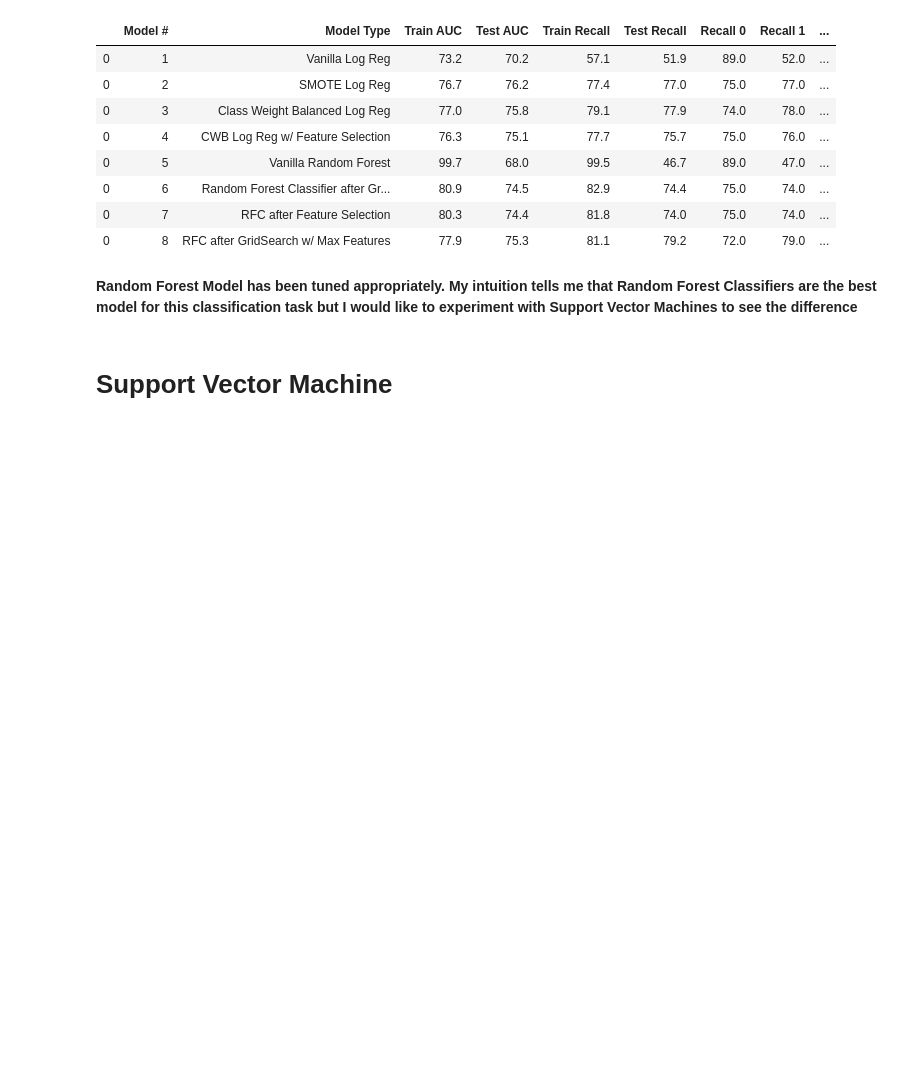
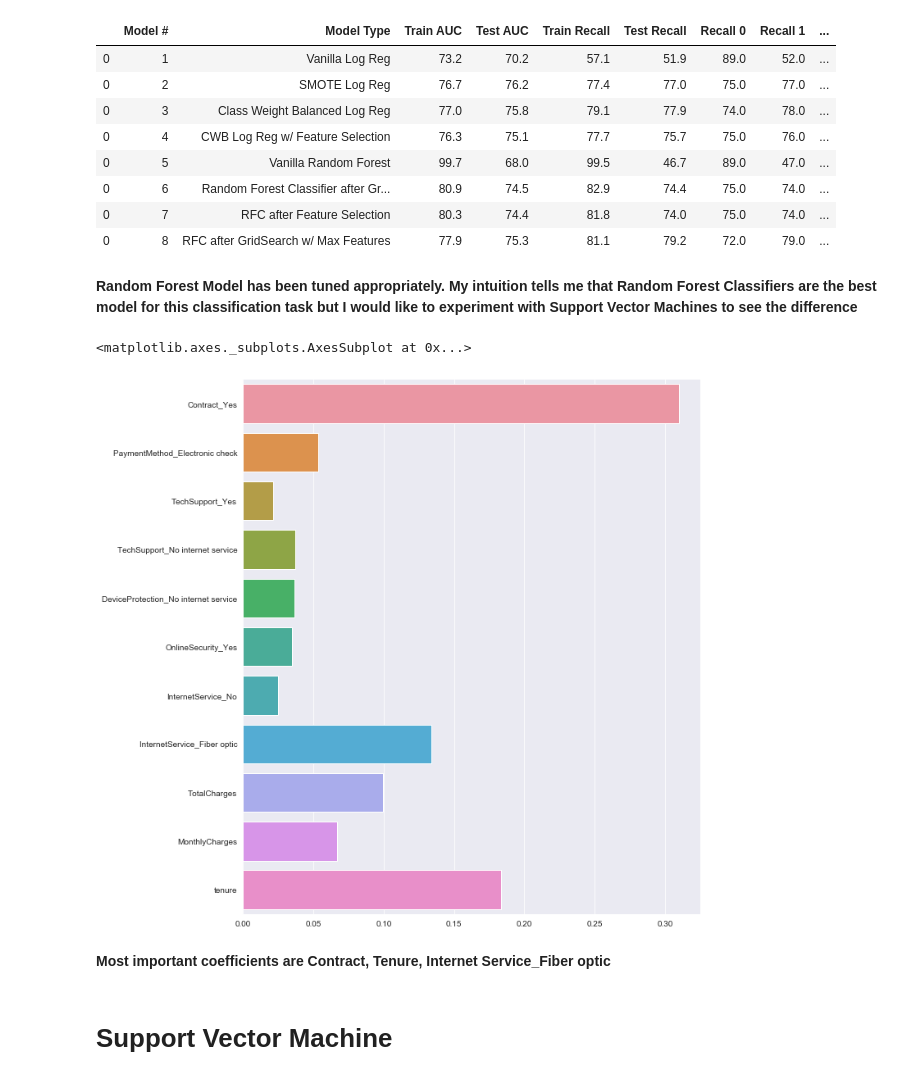
Before and after one commit to will4865/dsc-mod-3-project-v2-1-onl01-dtsc-ft-030220, a Jupyter notebook: student.ipynb, the cells around one changed output. Saved outputs shown, nothing was run; the diff lists cells and outputs as text; code cells hidden in the pictures; blank space fills up the shorter version.

```diff
--- a/student.ipynb
+++ b/student.ipynb
@@ -999,6 +1001,17 @@ model_results
 | 0 | 8 | RFC after GridSearch w/ Max Features | 77.9 | 75.3 | 81.1 | 79.2 | 72.0 | 79.0 | ... |
 # %% [markdown]
 <b>Random Forest Model has been tuned appropriately. My intuition tells me that Random Forest Classifiers are the best model for this classification task but I would like to experiment with Support Vector Machines to see the difference
+# %%
+forest_df=pd.DataFrame(list(forest.feature_importances_),index=list(X_forest_feature_selects.columns))
+forest_df=forest_df.transpose()
+# %%
+plt.figure(figsize=(10,12))
+sns.barplot(data=forest_df, orient='h')
+# %% [output]
+<matplotlib.axes._subplots.AxesSubplot at 0x...>
+[figure, added]
+# %% [markdown]
+<b>Most important coefficients are Contract, Tenure, Internet Service_Fiber optic
 # %% [markdown]
 # Support Vector Machine
 # %% [markdown]
```
Also changed, not shown: parts of 5 cells of this notebook, 1 other file.
